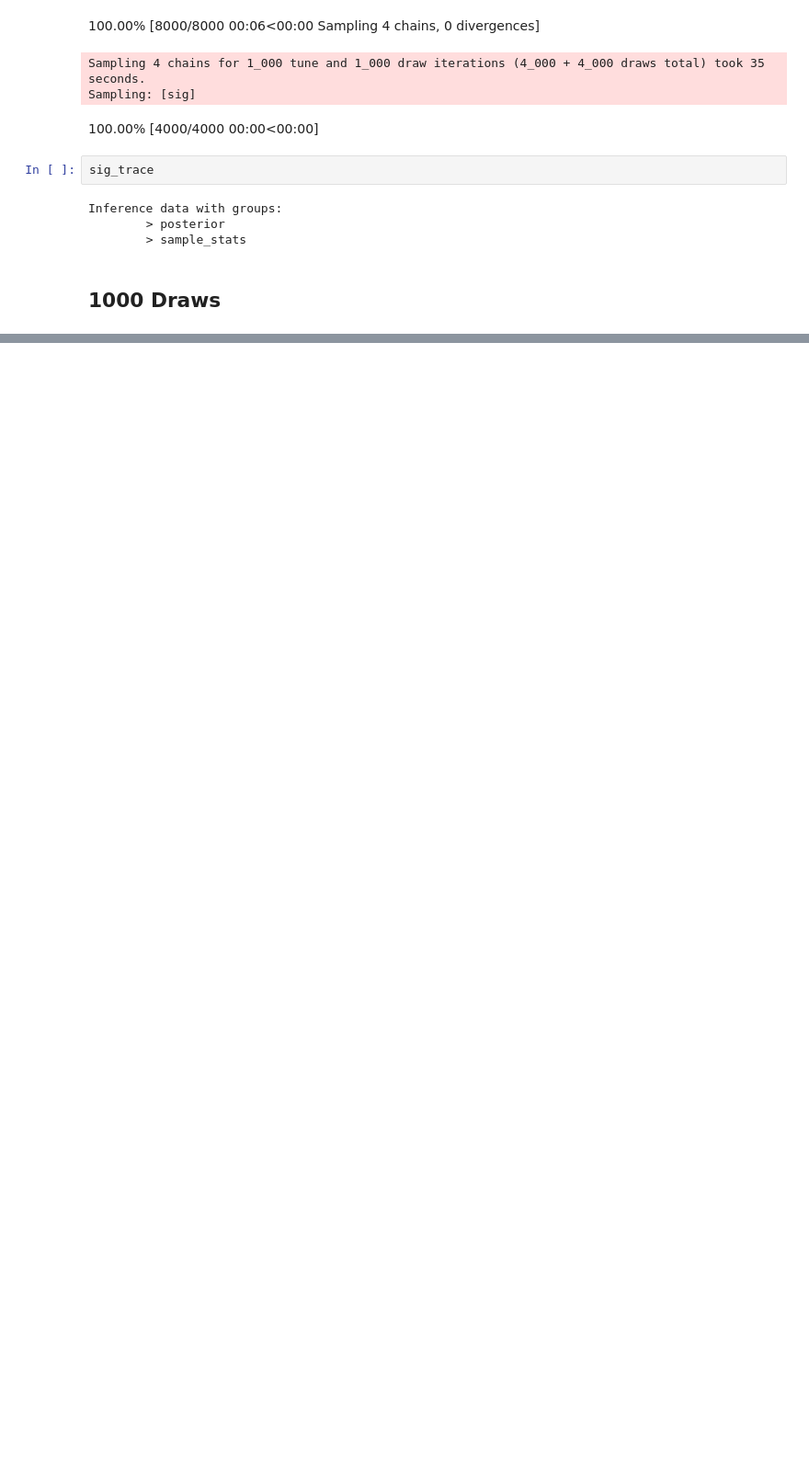
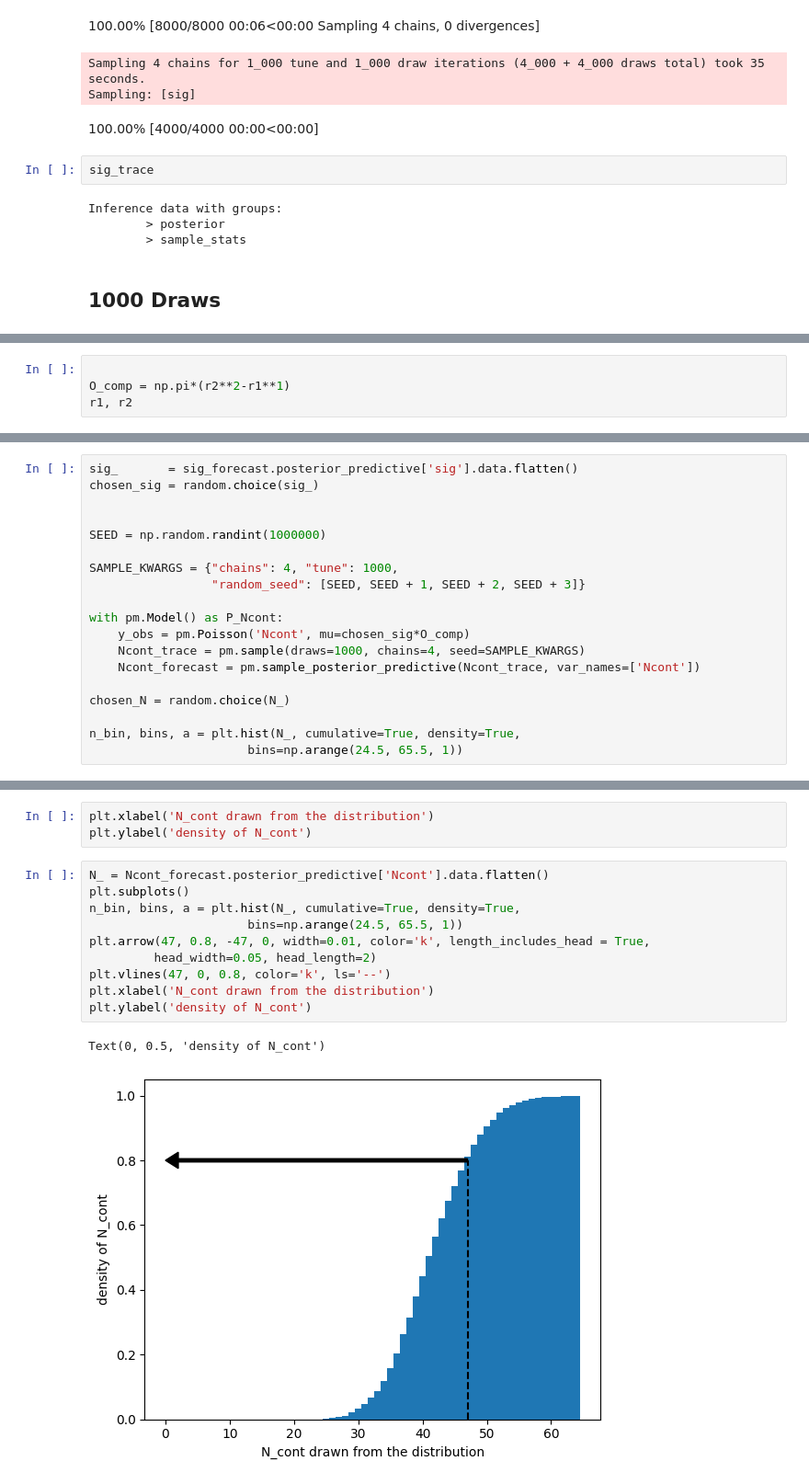
Before and after one commit to PrabhaniR/Artificial_Star_Test, a Jupyter notebook: CF - Probability.ipynb, the cells around one changed output, grey strips where cells are left out. Shown at 92% size. Cells and saved outputs as stored; diff of their text form; blank space fills up the shorter version.

```diff
--- a/CF - Probability.ipynb
+++ b/CF - Probability.ipynb
@@ -527,0 +500,4 @@ Text(0.5, 0, '$\\Sigma$')
+# %%
+
+O_comp = np.pi*(r2**2-r1**1)
+r1, r2
@@ -527,0 +521,19 @@ Text(0.5, 0, '$\\Sigma$')
+# %%
+sig_       = sig_forecast.posterior_predictive['sig'].data.flatten()
+chosen_sig = random.choice(sig_)
+
+
+SEED = np.random.randint(1000000)
+
+SAMPLE_KWARGS = {"chains": 4, "tune": 1000,
+                 "random_seed": [SEED, SEED + 1, SEED + 2, SEED + 3]}
+
+with pm.Model() as P_Ncont:
+    y_obs = pm.Poisson('Ncont', mu=chosen_sig*O_comp)
+    Ncont_trace = pm.sample(draws=1000, chains=4, seed=SAMPLE_KWARGS)
+    Ncont_forecast = pm.sample_posterior_predictive(Ncont_trace, var_names=['Ncont'])
+
+chosen_N = random.choice(N_)
+
+n_bin, bins, a = plt.hist(N_, cumulative=True, density=True,
+                      bins=np.arange(24.5, 65.5, 1))
@@ -527,0 +547,16 @@ Text(0.5, 0, '$\\Sigma$')
+# %%
+plt.xlabel('N_cont drawn from the distribution')
+plt.ylabel('density of N_cont')
+# %%
+N_ = Ncont_forecast.posterior_predictive['Ncont'].data.flatten()
+plt.subplots()
+n_bin, bins, a = plt.hist(N_, cumulative=True, density=True,
+                      bins=np.arange(24.5, 65.5, 1))
+plt.arrow(47, 0.8, -47, 0, width=0.01, color='k', length_includes_head = True,
+         head_width=0.05, head_length=2)
+plt.vlines(47, 0, 0.8, color='k', ls='--')
+plt.xlabel('N_cont drawn from the distribution')
+plt.ylabel('density of N_cont')
+# %% [output]
+Text(0, 0.5, 'density of N_cont')
+[figure, added]
```
Also changed, not shown: parts of 28 cells of this notebook.
